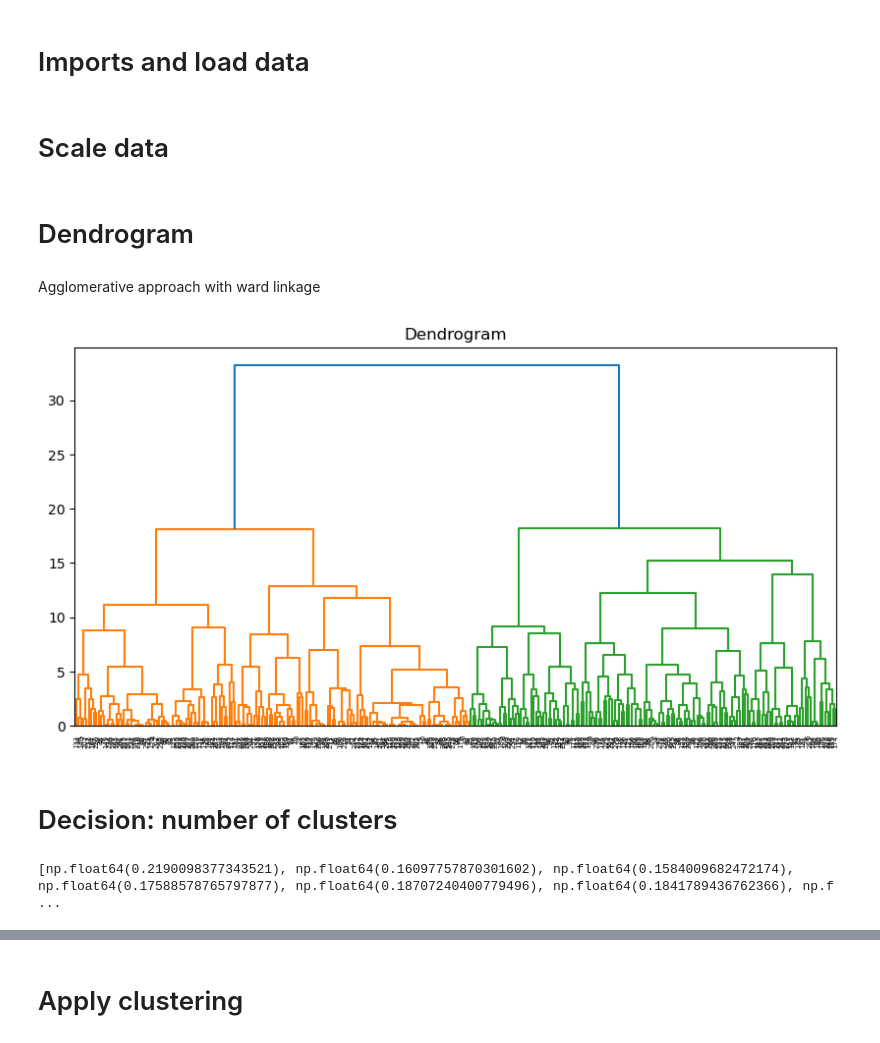
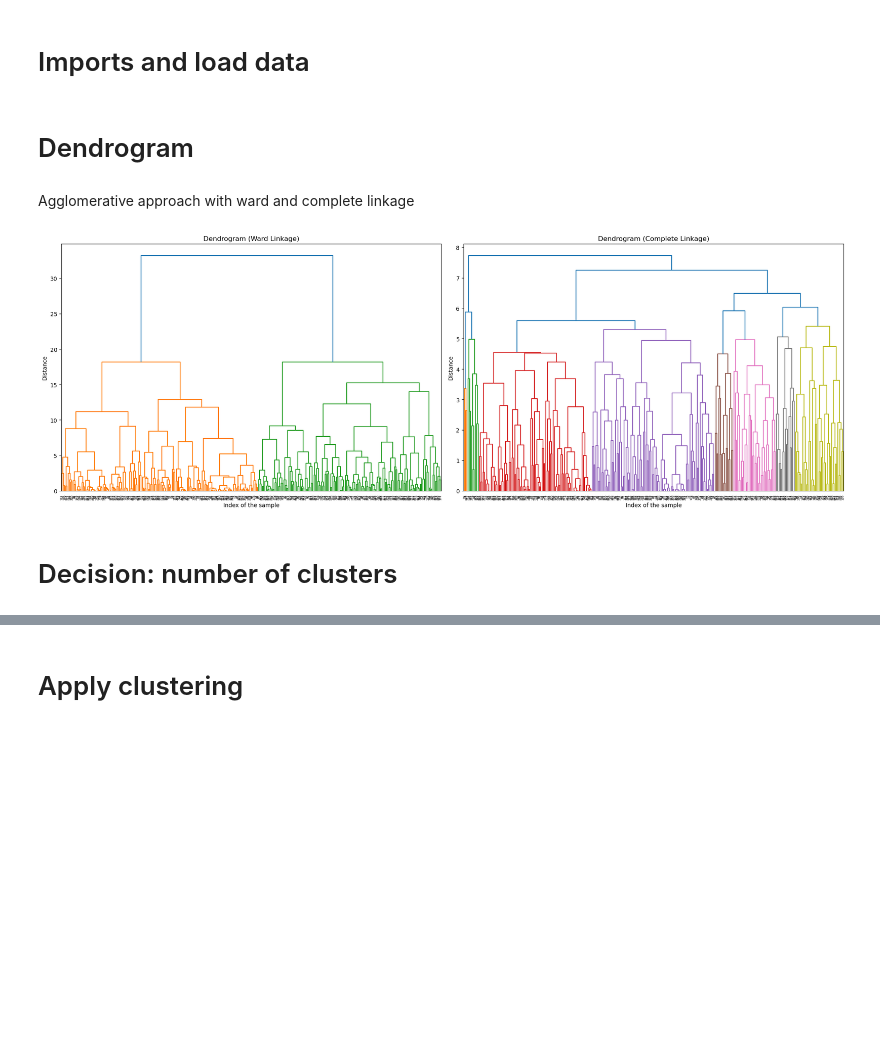
Before and after one commit to Joaomuianga/ML-team-collaboration, a Jupyter notebook: notebooks/Task5_Hierarchical_Clustering.ipynb, the cells around one changed output, grey strips where cells are left out. Cells and saved outputs as stored; diff of their text form; code cells hidden in the pictures; blank space fills up the shorter version.

```diff
--- a/notebooks/Task5_Hierarchical_Clustering.ipynb
+++ b/notebooks/Task5_Hierarchical_Clustering.ipynb
@@ -15,6 +17,4 @@ import seaborn as sns
 # %%
-df = pd.read_csv('../data/03_selected/selected_features_with_target.csv')
+df = pd.read_csv("../data/03_selected/selected_features_scaled.csv")
 
 X = df.drop(columns=['target'])
-# %% [markdown]
-# Scale data
@@ -24,28 +21,29 @@ X_scaled = scaler.fit_transform(X)
 # %% [markdown]
 # Dendrogram
 # %% [markdown]
-Agglomerative approach with ward linkage
+Agglomerative approach with ward  and complete linkage
-# %%
-Z = linkage(X_scaled, method='ward')
-
-plt.figure(figsize=(10, 5))
-dendrogram(Z)
-plt.title("Dendrogram")
-plt.show()
-# %% [output]
-[figure, removed]
+# %%
+# Compute linkage matrix
+Z_ward = linkage(X, method='ward')
+Z_complete = linkage(X, method='complete')
+
+fig, axes = plt.subplots(1, 2, figsize=(20, 7))
+
+# Ward dendrogram
+dendrogram(Z_ward, ax=axes[0])
+axes[0].set_title("Dendrogram (Ward Linkage)")
+axes[0].set_xlabel("Index of the sample")
+axes[0].set_ylabel("Distance")
+
+# Complete dendrogram
+dendrogram(Z_complete, ax=axes[1])
+axes[1].set_title("Dendrogram (Complete Linkage)")
+axes[1].set_xlabel("Index of the sample")
+axes[1].set_ylabel("Distance")
+
+plt.tight_layout()
+plt.show()
+# %% [output]
+[figure, added]
 # %% [markdown]
 # Decision: number of clusters
-# %%
-scores = []
-
-for k in range(2, 10):
-    model = AgglomerativeClustering(n_clusters=k, linkage='ward')
-    labels = model.fit_predict(X_scaled)
-
-    score = silhouette_score(X_scaled, labels)
-    scores.append(score)
-
-print(scores)
-# %% [output]
-[np.float64(0.2190098377343521), np.float64(0.16097757870301602), np.float64(0.1584009682472174), np.float64(0.17588578765797877), np.float64(0.18707240400779496), np.float64(0.1841789436762366), np.f ...
```
Also changed, not shown: parts of 11 cells of this notebook, 1 other file.
